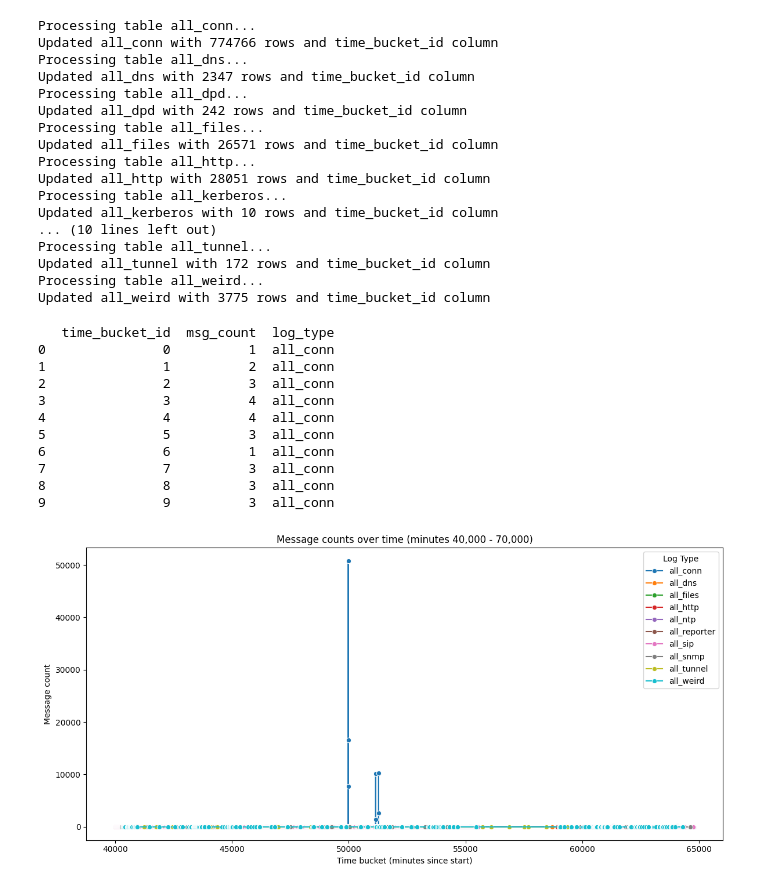
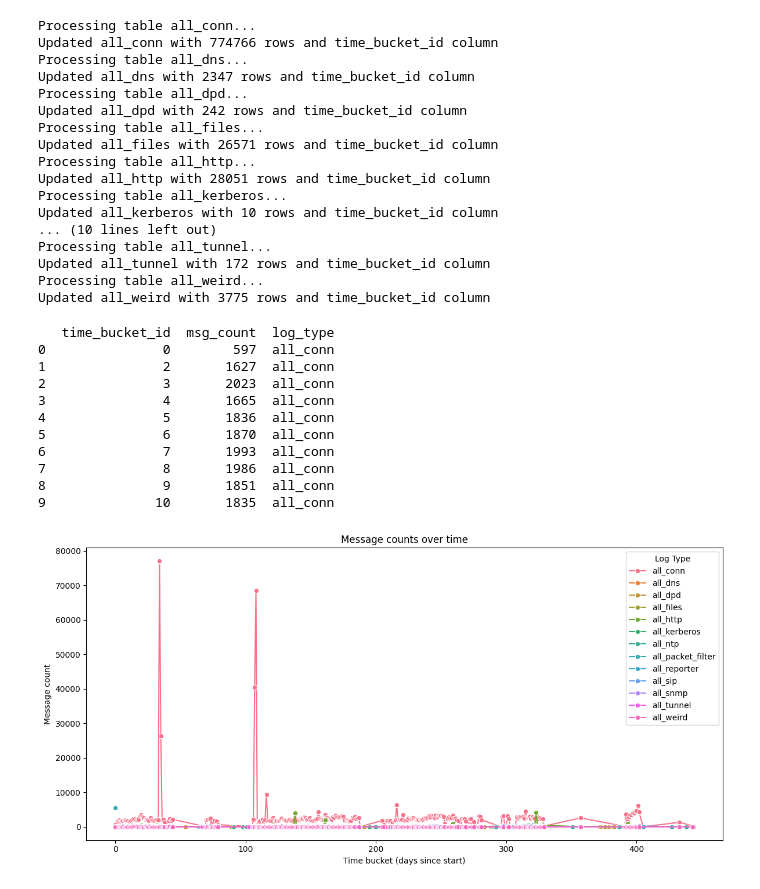
Before and after one commit to dralston168/IoT-ML, a Jupyter notebook: notebooks/EDA1.ipynb, the cells around one changed output. Saved outputs shown, nothing was run; the diff lists cells and outputs as text; code cells hidden in the pictures.

```diff
--- a/notebooks/EDA1.ipynb
+++ b/notebooks/EDA1.ipynb
@@ -14,6 +14,7 @@ import sqlite3
 
 log_dir = "../data/merged_raw_data"
 db_path = "logs.db"
+tabels = []
 
 conn = sqlite3.connect(db_path)
 
@@ -42,6 +43,7 @@ for file in os.listdir(log_dir):
 
         # Write to SQLite
         df.to_sql(table_name, conn, if_exists="replace", index=False)
+        tabels.append(table_name)
         print(f"Loaded {file} → table `{table_name}`")
 
 
@@ -66,7 +68,7 @@ import pandas as pd
 
 conn = sqlite3.connect("logs.db")
 
-for table in tables:
+for table in tabels:
     print(f"Processing table {table}...")
 
     # Load table into pandas
@@ -78,7 +80,7 @@ for table in tables:
         min_ts = df['ts'].min()
 
         # Integer bucket: each bucket = 1 minute from min_ts
-        df['time_bucket_id'] = ((df['ts'] - min_ts) // 60).astype(int)
+        df['time_bucket_id'] = ((df['ts'] - min_ts) // 86400).astype(int)
 
         # Replace table with updated version in SQLite
         df.to_sql(table, conn, if_exists="replace", index=False)
@@ -127,38 +129,32 @@ conn.close()
 print(plot_data.head(10))
 # %% [output]
    time_bucket_id  msg_count  log_type
-0               0          1  all_conn
-1               1          2  all_conn
-2               2          3  all_conn
-3               3          4  all_conn
-4               4          4  all_conn
-5               5          3  all_conn
-6               6          1  all_conn
-7               7          3  all_conn
-8               8          3  all_conn
-9               9          3  all_conn
+0               0        597  all_conn
+1               2       1627  all_conn
+2               3       2023  all_conn
+3               4       1665  all_conn
+4               5       1836  all_conn
+5               6       1870  all_conn
+6               7       1993  all_conn
+7               8       1986  all_conn
+8               9       1851  all_conn
+9              10       1835  all_conn
-# %%
-# Filter to the time window you want
-zoomed_data = plot_data[
-    (plot_data['time_bucket_id'] >= 40000) &
-    (plot_data['time_bucket_id'] <= 70000)
-]
-
-# Then plot the same way
-plt.figure(figsize=(12,6))
-sns.lineplot(
-    data=zoomed_data,
-    x='time_bucket_id',
-    y='msg_count',
-    hue='log_type',
-    marker='o'
-)
-
-plt.title("Message counts over time (minutes 40,000 - 70,000)")
-plt.xlabel("Time bucket (minutes since start)")
-plt.ylabel("Message count")
-plt.legend(title="Log Type")
-plt.tight_layout()
-plt.show()
-# %% [output]
-[figure, removed]
+# %%
+# Then plot the same way
+plt.figure(figsize=(12,6))
+sns.lineplot(
+    data=plot_data,
+    x='time_bucket_id',
+    y='msg_count',
+    hue='log_type',
+    marker='o'
+)
+
+plt.title("Message counts over time")
+plt.xlabel("Time bucket (days since start)")
+plt.ylabel("Message count")
+plt.legend(title="Log Type")
+plt.tight_layout()
+plt.show()
+# %% [output]
+[figure, added]
```
Also changed, not shown: parts of 5 cells of this notebook, 3 other files.
